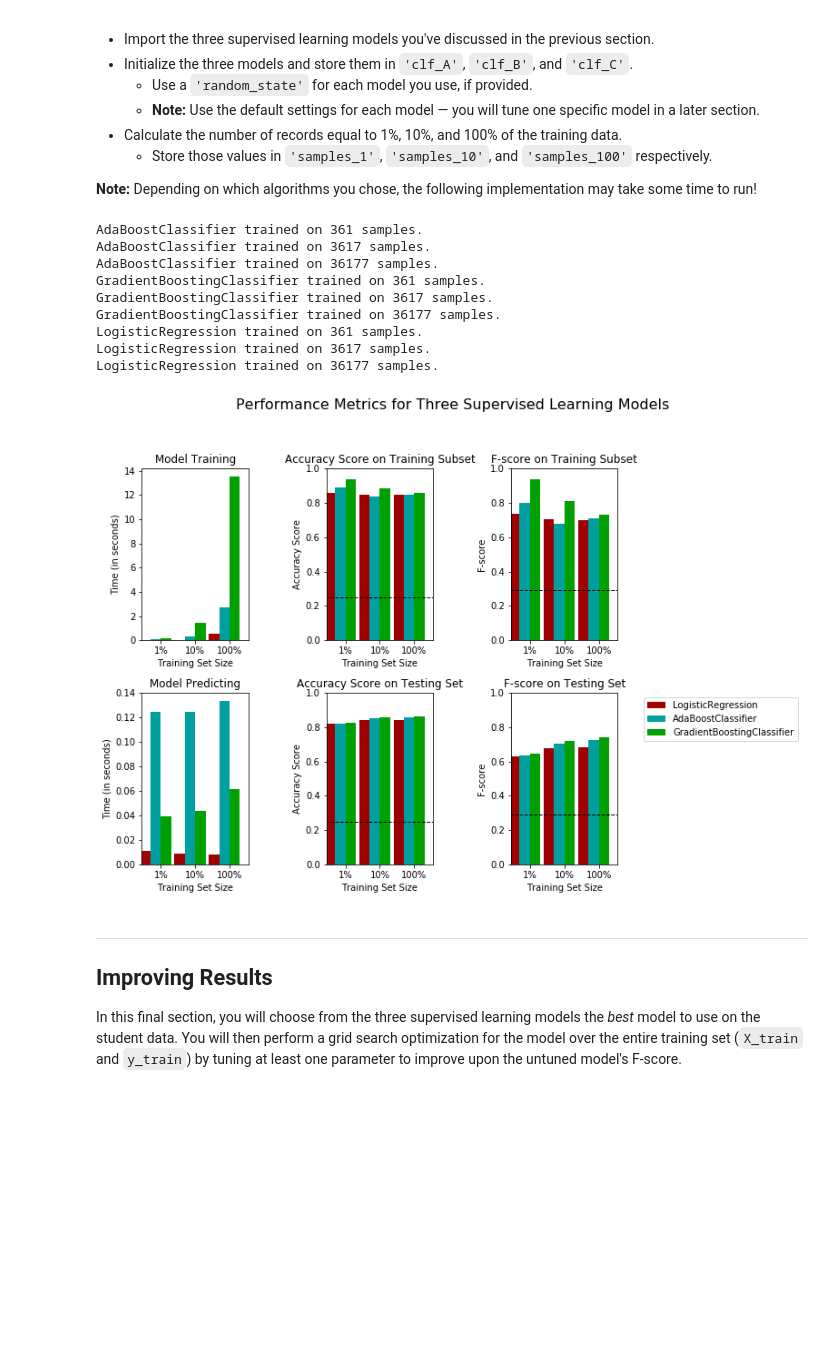
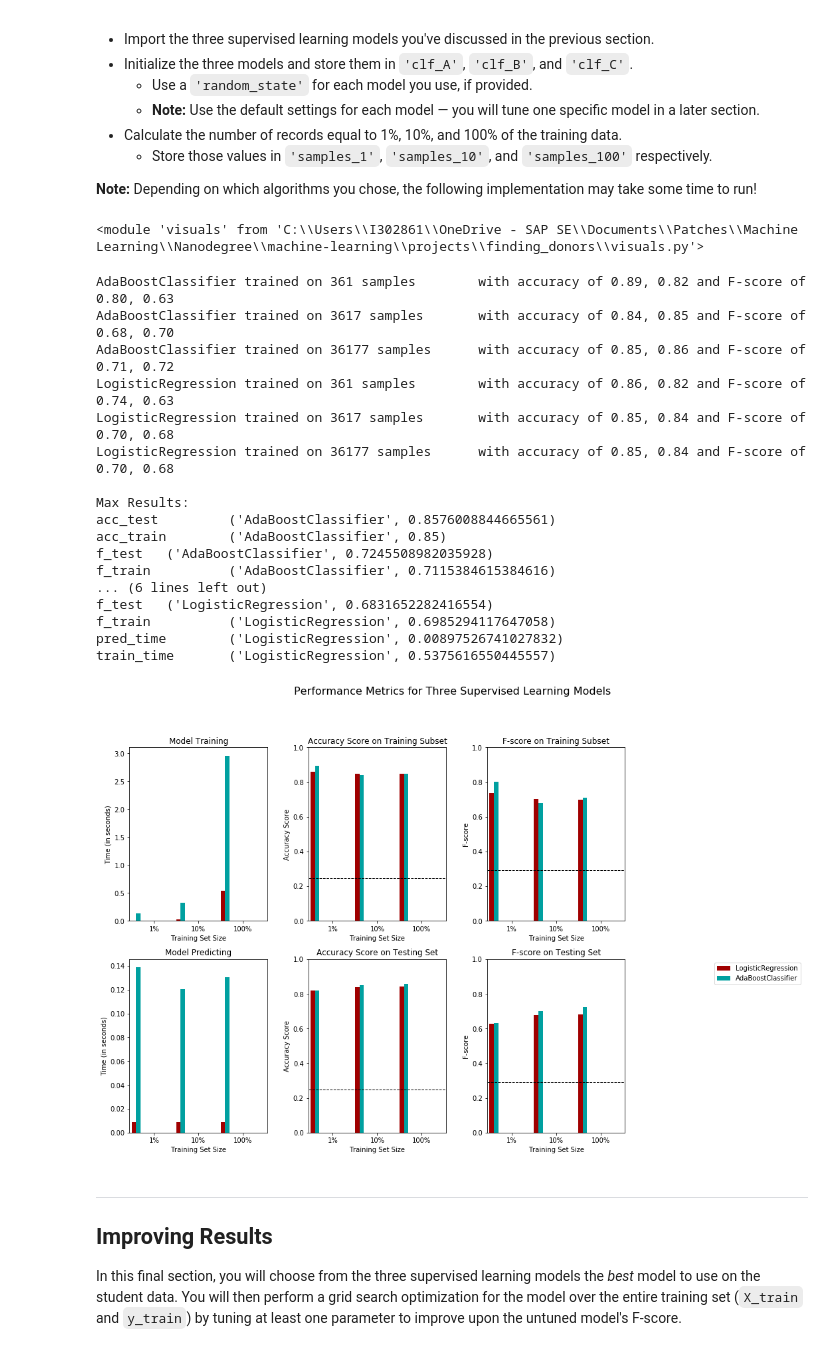
Before and after one commit to samiriff/MLND-finding-donors, a Jupyter notebook: finding_donors.ipynb, the cells around one changed output. Saved outputs shown, nothing was run; the diff lists cells and outputs as text; code cells hidden in the pictures; blank space fills up the shorter version.

```diff
--- a/finding_donors.ipynb
+++ b/finding_donors.ipynb
@@ -573,7 +573,9 @@ def train_predict(learner, sample_size, X_train, y_train, X_test, y_test):
     results['f_test'] = fbeta_score(y_test, predictions_test, 0.5)
 
     # Success
-    print("{} trained on {} samples.".format(learner.__class__.__name__, sample_size))
+    print("{} trained on {} samples \t with accuracy of {:0.2f}, {:0.2f} and F-score of {:0.2f}, {:0.2f}".format(
+        learner.__class__.__name__, sample_size, results['acc_train'], results['acc_test'],
+        results['f_train'], results['f_test']))
 
     # Return the results
     return results
@@ -591,47 +619,74 @@ In the code cell, you will need to implement the following:
+# %%
+import importlib
+importlib.reload(vs)
+# %% [output]
+<module 'visuals' from 'C:\\Users\\I302861\\OneDrive - SAP SE\\Documents\\Patches\\Machine Learning\\Nanodegree\\machine-learning\\projects\\finding_donors\\visuals.py'>
 # %%
 # TODO: Import the three supervised learning models from sklearn
 from sklearn.tree import DecisionTreeClassifier
 from sklearn.ensemble import RandomForestClassifier, AdaBoostClassifier, GradientBoostingClassifier, BaggingClassifier
 from sklearn.naive_bayes import GaussianNB
 from sklearn.linear_model import LogisticRegression, SGDClassifier
 from sklearn.neighbors import KNeighborsClassifier
 from sklearn.svm import SVC
 
 # TODO: Initialize the three models
-clf_A = AdaBoostClassifier()
-clf_B = GradientBoostingClassifier()
-clf_C = LogisticRegression()
+clf_A = AdaBoostClassifier(random_state=42)
+clf_B = SGDClassifier(random_state=42)
+clf_C = LogisticRegression(random_state=42)
+clf_D = RandomForestClassifier(random_state=42)
+clf_E = GradientBoostingClassifier(random_state=42)
+clf_F = DecisionTreeClassifier(random_state=42)
+clf_G = BaggingClassifier(random_state=42)
 
 # TODO: Calculate the number of samples for 1%, 10%, and 100% of the training data
 # HINT: samples_100 is the entire training set i.e. len(y_train)
 # HINT: samples_10 is 10% of samples_100 (ensure to set the count of the values to be `int` and not `float`)
 # HINT: samples_1 is 1% of samples_100 (ensure to set the count of the values to be `int` and not `float`)
 samples_100 = len(y_train)
 samples_10 = int(0.1 * len(y_train))
 samples_1 = int(0.01 * len(y_train))
 
 # Collect results on the learners
 results = {}
-for clf in [clf_A, clf_B, clf_C]:
+max_results = {}
+min_results = {}
+for clf in [clf_A, clf_C]:
     clf_name = clf.__class__.__name__
     results[clf_name] = {}
     for i, samples in enumerate([samples_1, samples_10, samples_100]):
-        results[clf_name][i] = \
-        train_predict(clf, samples, X_train, y_train, X_test, y_test)
+        results[clf_name][i] = train_predict(clf, samples, X_train, y_train, X_test, y_test)
+    save_max_results(clf_name, results[clf_name][2], max_results, 'max')
+    save_max_results(clf_name, results[clf_name][2], min_results, 'min')
+
+print()
+print('Max Results: ')
+display_max_results(max_results)
+print()
+print('Min Results: ')
+display_max_results(min_results)
 
 # Run metrics visualization for the three supervised learning models chosen
 vs.evaluate(results, accuracy, fscore)
 # %% [output]
-AdaBoostClassifier trained on 361 samples.
-AdaBoostClassifier trained on 3617 samples.
-AdaBoostClassifier trained on 36177 samples.
-GradientBoostingClassifier trained on 361 samples.
-GradientBoostingClassifier trained on 3617 samples.
-GradientBoostingClassifier trained on 36177 samples.
-LogisticRegression trained on 361 samples.
-LogisticRegression trained on 3617 samples.
-LogisticRegression trained on 36177 samples.
+AdaBoostClassifier trained on 361 samples        with accuracy of 0.89, 0.82 and F-score of 0.80, 0.63
+AdaBoostClassifier trained on 3617 samples       with accuracy of 0.84, 0.85 and F-score of 0.68, 0.70
+AdaBoostClassifier trained on 36177 samples      with accuracy of 0.85, 0.86 and F-score of 0.71, 0.72
+LogisticRegression trained on 361 samples        with accuracy of 0.86, 0.82 and F-score of 0.74, 0.63
+LogisticRegression trained on 3617 samples       with accuracy of 0.85, 0.84 and F-score of 0.70, 0.68
+LogisticRegression trained on 36177 samples      with accuracy of 0.85, 0.84 and F-score of 0.70, 0.68
+
+Max Results:
+acc_test         ('AdaBoostClassifier', 0.8576008844665561)
+acc_train        ('AdaBoostClassifier', 0.85)
+f_test   ('AdaBoostClassifier', 0.7245508982035928)
+f_train          ('AdaBoostClassifier', 0.7115384615384616)
+... (6 lines left out)
+f_test   ('LogisticRegression', 0.6831652282416554)
+f_train          ('LogisticRegression', 0.6985294117647058)
+pred_time        ('LogisticRegression', 0.00897526741027832)
+train_time       ('LogisticRegression', 0.5375616550445557)
-[figure, old version]
+[figure, new version]
 # %% [markdown]
 ----
 ## Improving Results
```
Also changed, not shown: parts of 2 cells of this notebook, 1 other file.
